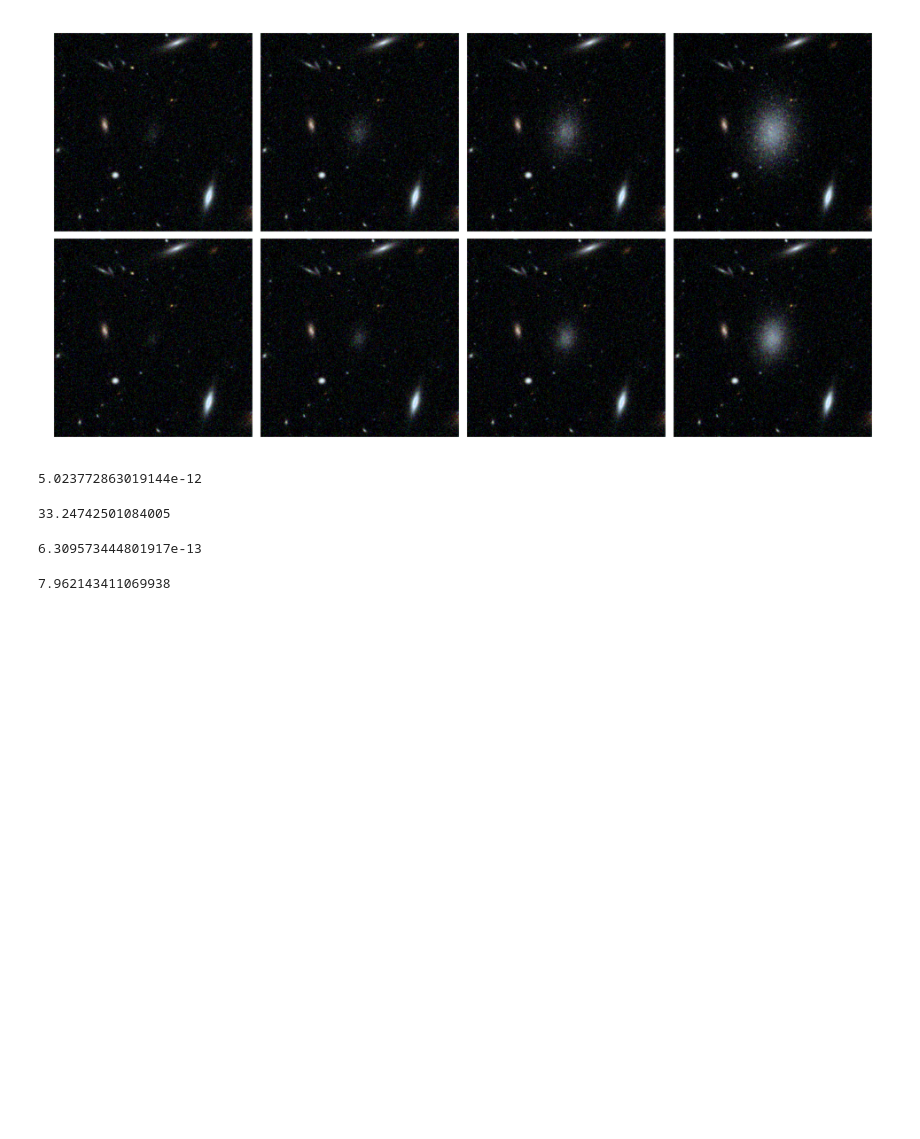
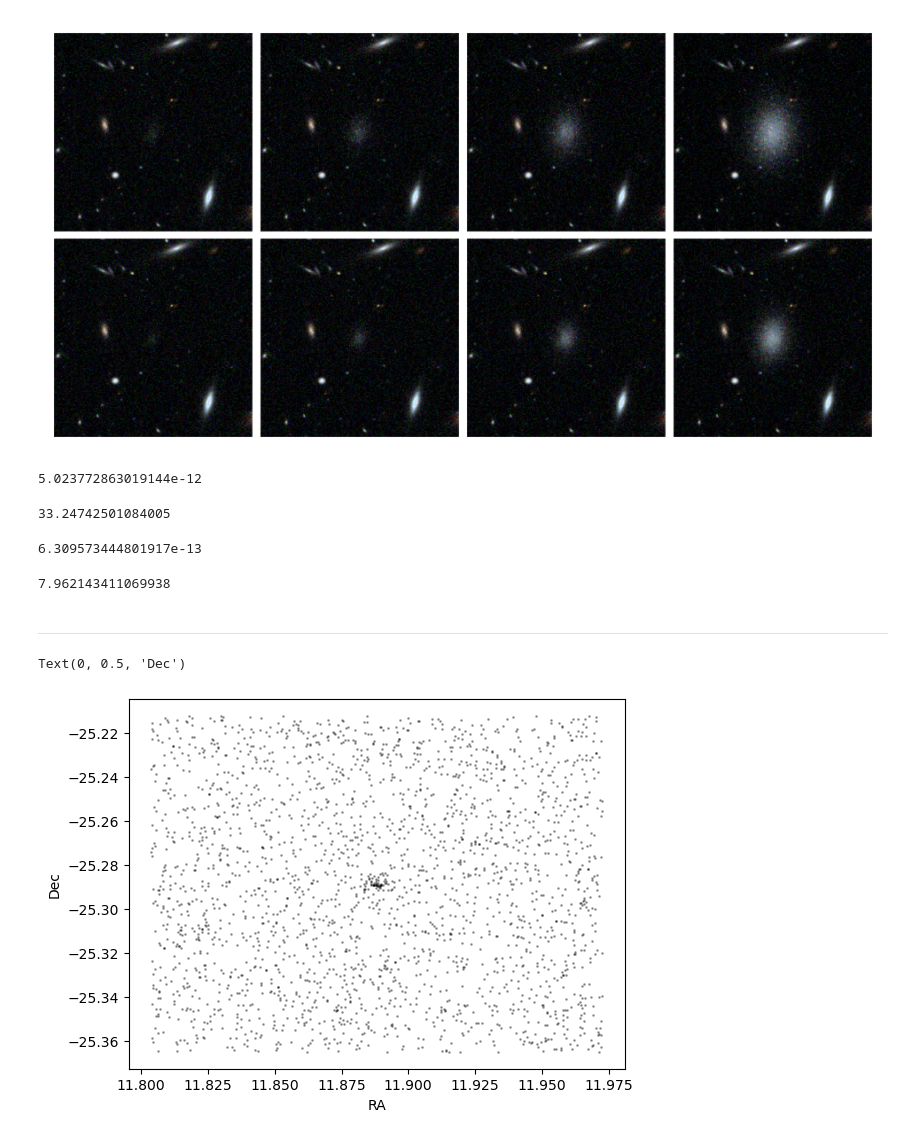
Before and after one commit to AstroJacobLi/Rosesim, a Jupyter notebook: notebook/Rosesim/02_inject_dwarf.ipynb, the cells around one changed output. Cells and saved outputs as stored; diff of their text form; code cells hidden in the pictures; blank space fills up the shorter version.

```diff
--- a/notebook/Rosesim/02_inject_dwarf.ipynb
+++ b/notebook/Rosesim/02_inject_dwarf.ipynb
@@ -178,6 +177,9 @@ Table length=95
 # %%
-for filt in ['F158']: #['F129', 'F158', 'F106']:
-    gal.load_bkg(filt, f'/scratch/gpfs/JENNYG/jiaxuanl/Data/SBF/Rosesim/empty_sky/{filt}_642s.asdf')
-    psf = gal.observe(exptimes=642)
-    gal.dm.save(f'./{filt}_642s.asdf')
+for filt in ['F129', 'F158', 'F106']:
+    t_exp = 642
+    # t_exp = 10272
+    gal.load_bkg(filt, f'/scratch/gpfs/JENNYG/jiaxuanl/Data/SBF/Rosesim/sky_jaguar_trilegal_ngc253/{filt}_{t_exp}s.asdf')
+    # gal.load_bkg(filt, f'/scratch/gpfs/JENNYG/jiaxuanl/Data/SBF/Rosesim/empty_sky/{filt}_{t_exp}s.asdf')
+    gal.observe(exptimes=t_exp)
+    gal.dm.save(f'./{filt}_{t_exp}s.asdf')
 # %% [output]
@@ -425,3 +415,5 @@ sigma
 sigma / 6.309573444801917e-13
 # %% [output]
 7.962143411069938
+# %% [markdown]
+---
@@ -427,0 +562,12 @@ sigma / 6.309573444801917e-13
+# %%
+# plt.scatter(cat['ra'], cat['dec'], s=1, c='k', alpha=0.3)
+plt.scatter(cat['ra'][inside], cat['dec'][inside], s=1, c='k', alpha=0.3)
+
+flag = -2.5 * np.log10(gal.obj_cat['F158']) < 27
+plt.scatter(gal.obj_cat['ra'][flag], gal.obj_cat['dec'][flag], s=1, c='k', alpha=0.3)
+
+plt.xlabel('RA')
+plt.ylabel('Dec')
+# %% [output]
+Text(0, 0.5, 'Dec')
+[figure, added]
```
Also changed, not shown: parts of 45 cells of this notebook, 25 other files.
